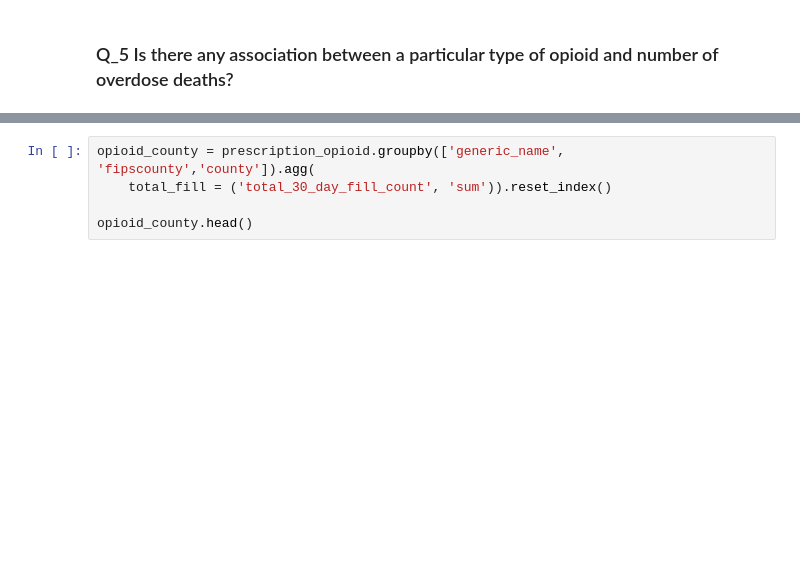
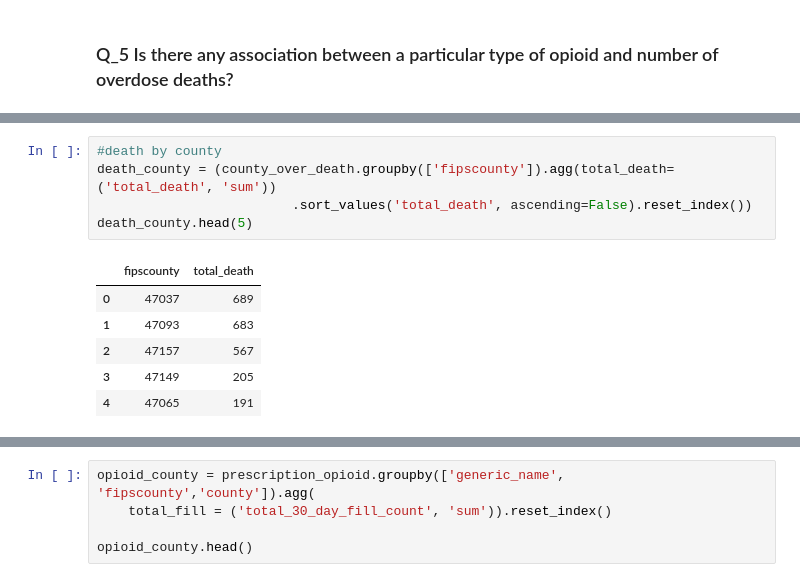
Before and after one commit to NSS-Data-Analytics-Cohort-14/prescribers-python-da14-panda_monium, a Jupyter notebook: notebooks/prescribers.ipynb, the cells around one changed output, grey strips where cells are left out. Cells and saved outputs as stored; diff of their text form; blank space fills up the shorter version.

```diff
--- a/notebooks/prescribers.ipynb
+++ b/notebooks/prescribers.ipynb
@@ -255,0 +246,12 @@ prescription_county_tn.head()
+# %%
+#death by county
+death_county = (county_over_death.groupby(['fipscounty']).agg(total_death=('total_death', 'sum'))
+                         .sort_values('total_death', ascending=False).reset_index())
+death_county.head(5)
+# %% [output]
+|  | fipscounty | total_death |
+| 0 | 47037 | 689 |
+| 1 | 47093 | 683 |
+| 2 | 47157 | 567 |
+| 3 | 47149 | 205 |
+| 4 | 47065 | 191 |
```
Also changed, not shown: parts of 12 cells of this notebook.
